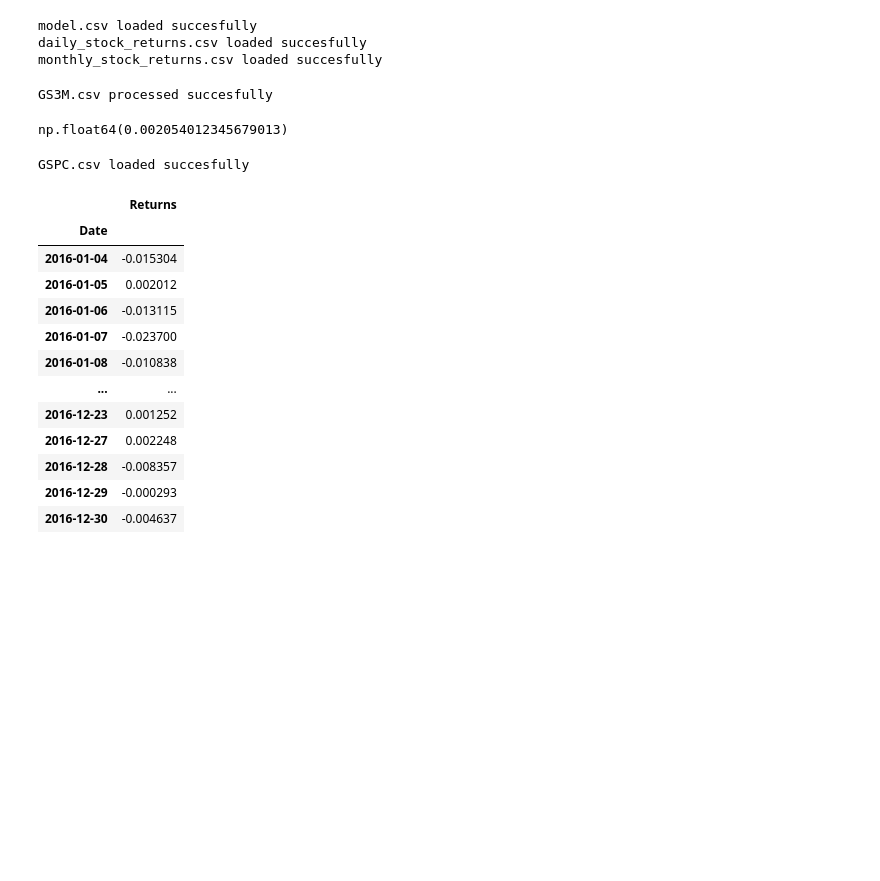
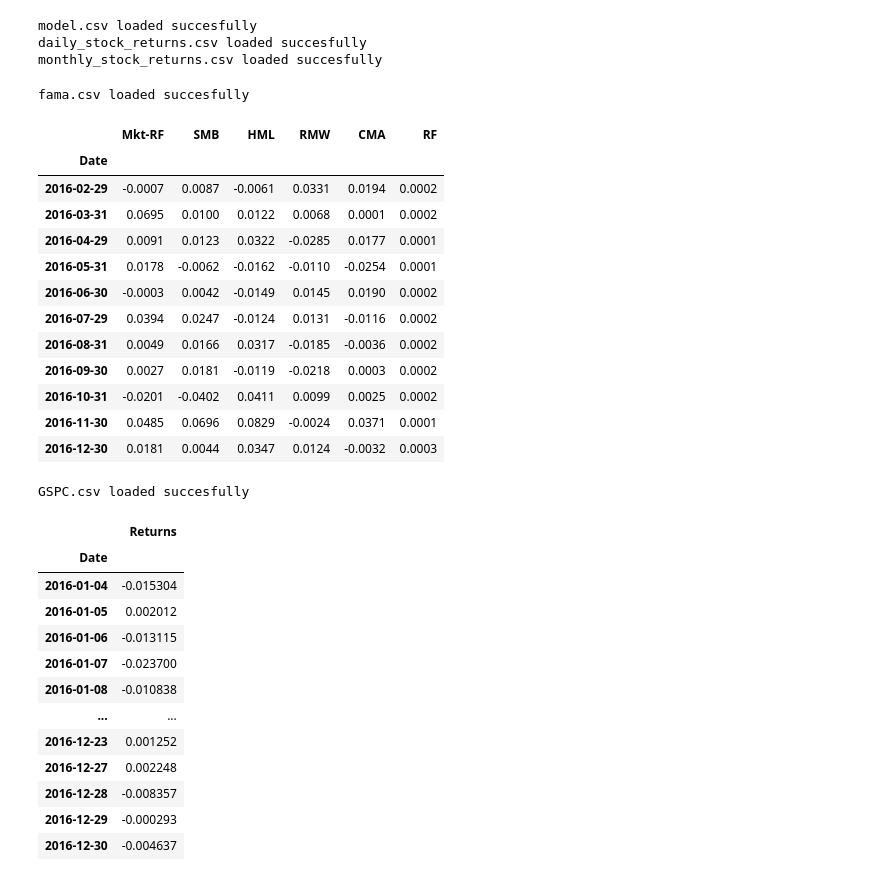
Before and after one commit to jaimebeng/TFG, a Jupyter notebook: notebooks/06_backtest.ipynb, the cells around one changed output. Drawn from its saved outputs; the diff is of its cells as text; code cells hidden in the pictures; blank space fills up the shorter version.

```diff
--- a/notebooks/06_backtest.ipynb
+++ b/notebooks/06_backtest.ipynb
@@ -45,13 +46,26 @@ monthly_stock_returns.csv loaded succesfully
 backtest_months = backtest[backtest.index >= "2016-01-01"].index.unique()
 first_month = backtest_months[0]
 backtest_days = daily_stock_returns[daily_stock_returns.index > first_month].index.unique()
-# %%
-dataprocess = ProcessData()
-rfr = dataprocess.process_risk_free_rate()
-rfr
-# %% [output]
-GS3M.csv processed succesfully
-np.float64(0.002054012345679013)
+# %%
+fama = dl.load_dataset("fama")
+fama = fama[(fama.index >= "2016-02-01") & (fama.index <= "2016-12-31")]
+rfr = fama["RF"]
+fama
+# %% [output]
+fama.csv loaded succesfully
+|  | Mkt-RF | SMB | HML | RMW | CMA | RF |
+| Date |  |  |  |  |  |  |
+| 2016-02-29 | -0.0007 | 0.0087 | -0.0061 | 0.0331 | 0.0194 | 0.0002 |
+| 2016-03-31 | 0.0695 | 0.0100 | 0.0122 | 0.0068 | 0.0001 | 0.0002 |
+| 2016-04-29 | 0.0091 | 0.0123 | 0.0322 | -0.0285 | 0.0177 | 0.0001 |
+| 2016-05-31 | 0.0178 | -0.0062 | -0.0162 | -0.0110 | -0.0254 | 0.0001 |
+| 2016-06-30 | -0.0003 | 0.0042 | -0.0149 | 0.0145 | 0.0190 | 0.0002 |
+| 2016-07-29 | 0.0394 | 0.0247 | -0.0124 | 0.0131 | -0.0116 | 0.0002 |
+| 2016-08-31 | 0.0049 | 0.0166 | 0.0317 | -0.0185 | -0.0036 | 0.0002 |
+| 2016-09-30 | 0.0027 | 0.0181 | -0.0119 | -0.0218 | 0.0003 | 0.0002 |
+| 2016-10-31 | -0.0201 | -0.0402 | 0.0411 | 0.0099 | 0.0025 | 0.0002 |
+| 2016-11-30 | 0.0485 | 0.0696 | 0.0829 | -0.0024 | 0.0371 | 0.0001 |
+| 2016-12-30 | 0.0181 | 0.0044 | 0.0347 | 0.0124 | -0.0032 | 0.0003 |
 # %%
 # all the metrics we will be calculating
 
```
Also changed, not shown: parts of 15 cells of this notebook.
